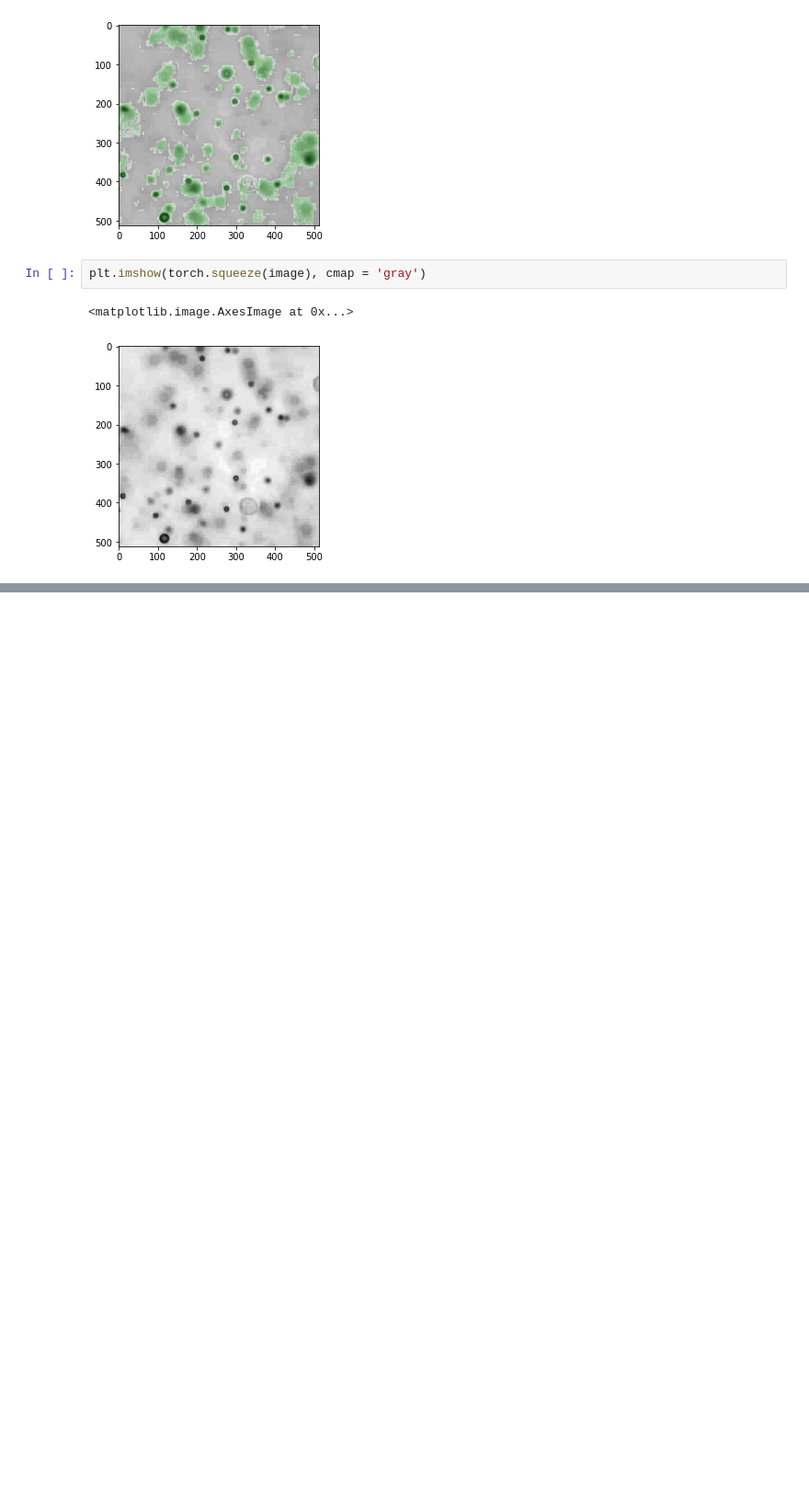
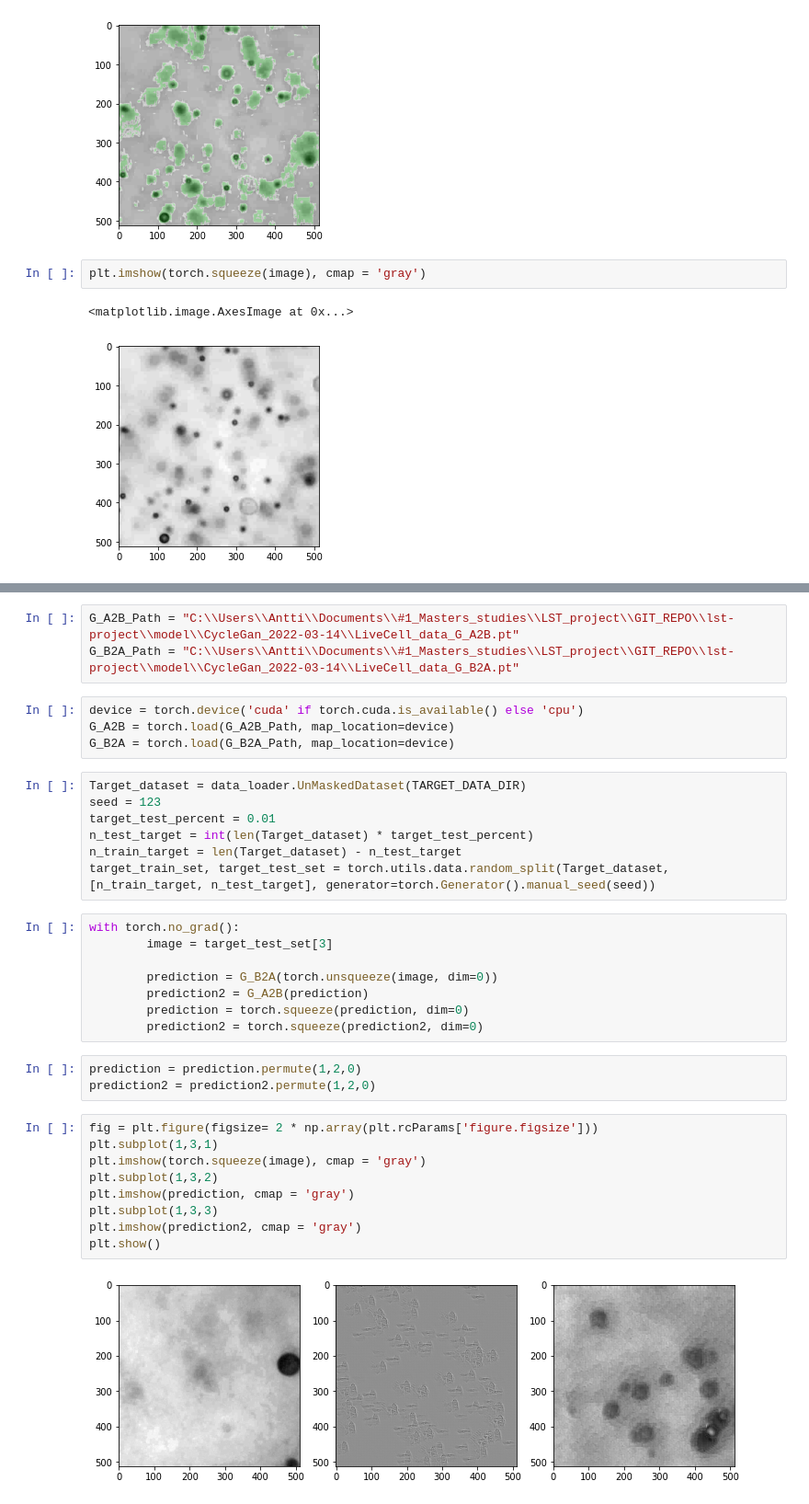
Before and after one commit to anttitapsa/Domain_adaptation, a Jupyter notebook: main.ipynb, the cells around one changed output, grey strips where cells are left out. Shown: that part at 92% size. Cells and saved outputs as stored; diff of their text form; blank space fills up the shorter version.

Commit message:
created visualisation of Cyclegan results

```diff
--- a/main.ipynb
+++ b/main.ipynb
@@ -143,0 +156,36 @@ plt.imshow(torch.squeeze(image), cmap = 'gray')
+# %%
+G_A2B_Path = "C:\\Users\\Antti\\Documents\\#1_Masters_studies\\LST_project\\GIT_REPO\\lst-project\\model\\CycleGan_2022-03-14\\LiveCell_data_G_A2B.pt"
+G_B2A_Path = "C:\\Users\\Antti\\Documents\\#1_Masters_studies\\LST_project\\GIT_REPO\\lst-project\\model\\CycleGan_2022-03-14\\LiveCell_data_G_B2A.pt"
+# %%
+device = torch.device('cuda' if torch.cuda.is_available() else 'cpu')
+G_A2B = torch.load(G_A2B_Path, map_location=device)
+G_B2A = torch.load(G_B2A_Path, map_location=device)
+# %%
+Target_dataset = data_loader.UnMaskedDataset(TARGET_DATA_DIR)
+seed = 123
+target_test_percent = 0.01
+n_test_target = int(len(Target_dataset) * target_test_percent)
+n_train_target = len(Target_dataset) - n_test_target
+target_train_set, target_test_set = torch.utils.data.random_split(Target_dataset, [n_train_target, n_test_target], generator=torch.Generator().manual_seed(seed))
+# %%
+with torch.no_grad():
+        image = target_test_set[3]
+
+        prediction = G_B2A(torch.unsqueeze(image, dim=0))
+        prediction2 = G_A2B(prediction)
+        prediction = torch.squeeze(prediction, dim=0)
+        prediction2 = torch.squeeze(prediction2, dim=0)
+# %%
+prediction = prediction.permute(1,2,0)
+prediction2 = prediction2.permute(1,2,0)
+# %%
+fig = plt.figure(figsize= 2 * np.array(plt.rcParams['figure.figsize']))
+plt.subplot(1,3,1)
+plt.imshow(torch.squeeze(image), cmap = 'gray')
+plt.subplot(1,3,2)
+plt.imshow(prediction, cmap = 'gray')
+plt.subplot(1,3,3)
+plt.imshow(prediction2, cmap = 'gray')
+plt.show()
+# %% [output]
+[figure, added]
```
Also changed, not shown: parts of 9 cells of this notebook.
